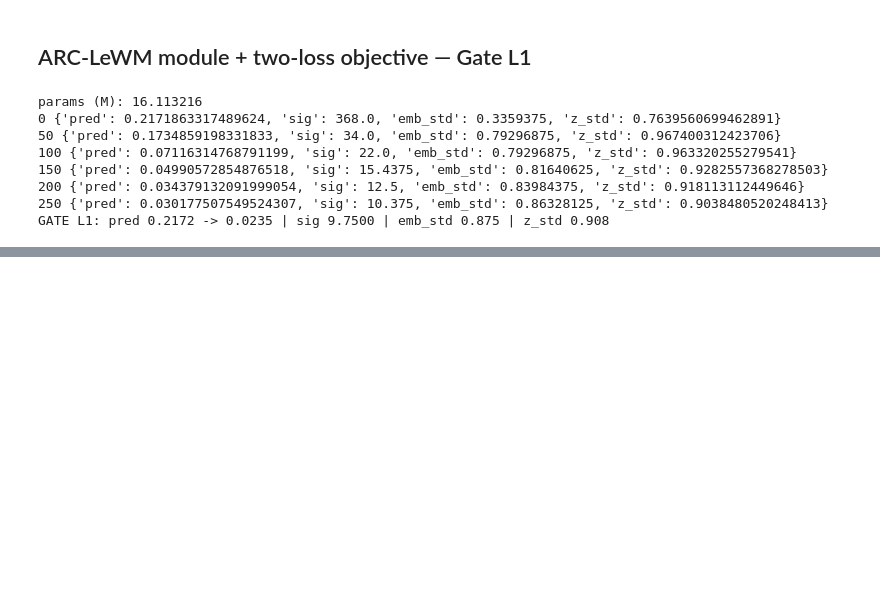
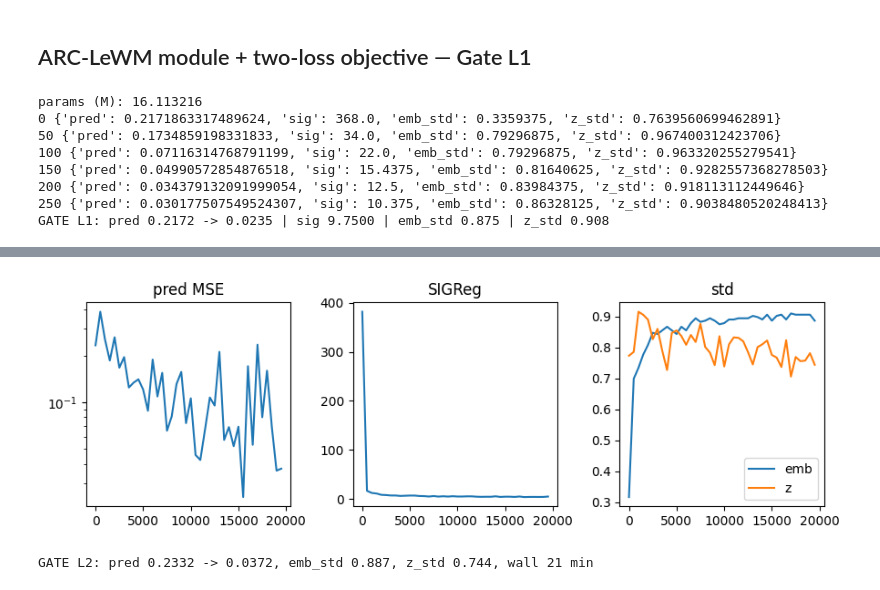
Before and after one commit to h-OUS-e/GlimpseJEPA, a Jupyter notebook: arc_lewm.ipynb, the cells around one changed output, grey strips where cells are left out. Saved outputs shown, nothing was run; the diff lists cells and outputs as text; code cells hidden in the pictures; blank space fills up the shorter version.

```diff
--- a/arc_lewm.ipynb
+++ b/arc_lewm.ipynb
@@ -368,0 +371,32 @@ GATE L1: pred 0.2172 -> 0.0235 | sig 9.7500 | emb_std 0.875 | z_std 0.908
+# %%
+PRETRAIN_STEPS = 20000
+B_TRAIN = 8  # above 8 the 30x30-canvas batches hit the 16GB VRAM cliff (profiled)
+
+def pretrain(steps=PRETRAIN_STEPS, lr=3e-4, warmup=500):
+    model = ARCLeWM().to(DEVICE)
+    opt = torch.optim.AdamW(model.parameters(), lr=lr, weight_decay=1e-3)
+    sched = torch.optim.lr_scheduler.LambdaLR(
+        opt, lambda s: min(1.0, s / warmup) * 0.5 * (1 + math.cos(math.pi * min(1.0, s / steps))))
+    log, t0 = [], time.time()
+    for s in range(steps):
+        ep = sample_episodes(TRAIN_CACHE, TRAIN_TIDS, B=B_TRAIN)
+        with torch.autocast("cuda", dtype=torch.bfloat16):
+            loss, st = episode_loss(model, ep)
+        opt.zero_grad(); loss.backward()
+        torch.nn.utils.clip_grad_norm_(model.parameters(), 1.0)
+        opt.step(); sched.step()
+        if s % 500 == 0:
+            st["step"], st["min"] = s, (time.time() - t0) / 60
+            log.append(st); print(st, flush=True)
+    torch.save({"model": model.state_dict(), "log": log}, CKPT)
+    return model, log
+
+if CKPT.exists():
+    model = ARCLeWM().to(DEVICE)
+    state = torch.load(CKPT, map_location=DEVICE)
+    model.load_state_dict(state["model"]); log = state["log"]
+    print("loaded checkpoint", CKPT)
+else:
+    model, log = pretrain()
+model.eval()
+print()
@@ -368,0 +421,15 @@ GATE L1: pred 0.2172 -> 0.0235 | sig 9.7500 | emb_std 0.875 | z_std 0.908
+# %%
+plt.figure(figsize=(9, 3))
+plt.subplot(131); plt.plot([l["step"] for l in log], [l["pred"] for l in log]); plt.title("pred MSE"); plt.yscale("log")
+plt.subplot(132); plt.plot([l["step"] for l in log], [l["sig"] for l in log]); plt.title("SIGReg")
+plt.subplot(133); plt.plot([l["step"] for l in log], [l["emb_std"] for l in log], label="emb")
+plt.plot([l["step"] for l in log], [l["z_std"] for l in log], label="z"); plt.legend(); plt.title("std")
+plt.tight_layout(); plt.show()
+final = log[-1]
+print(f"GATE L2: pred {log[0]['pred']:.4f} -> {final['pred']:.4f}, emb_std {final['emb_std']:.3f}, "
+      f"z_std {final['z_std']:.3f}, wall {final['min']:.0f} min")
+assert final["pred"] < 0.5 * log[0]["pred"], "pretrain prediction loss must improve"
+assert final["emb_std"] > 0.1 and final["z_std"] > 0.05, "no collapse end-to-end (no EMA!)"
+# %% [output]
+[figure, added]
+GATE L2: pred 0.2332 -> 0.0372, emb_std 0.887, z_std 0.744, wall 21 min
```
Also changed, not shown: parts of 3 cells of this notebook.
